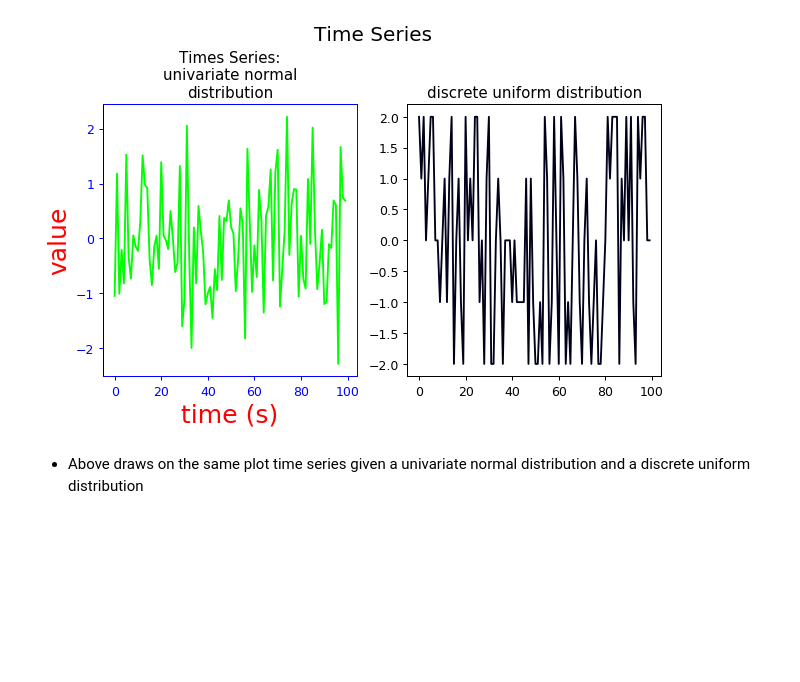
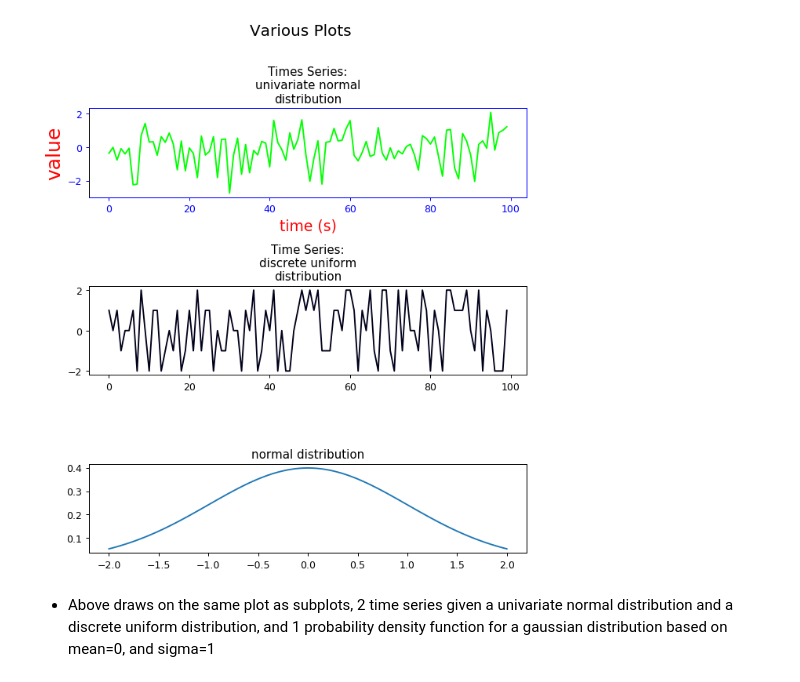
Before and after one commit to chimney37/jupyter_notebooks, a Jupyter notebook: test_jupyter_matplotlib_functionalities.ipynb, the cells around one changed output. Saved outputs shown, nothing was run; the diff lists cells and outputs as text; code cells hidden in the pictures; blank space fills up the shorter version.

Commit message:
added more test plots

```diff
--- a/test_jupyter_matplotlib_functionalities.ipynb
+++ b/test_jupyter_matplotlib_functionalities.ipynb
@@ -1,33 +1,42 @@
 # %%
 import numpy as np
 import pandas as pd
+import scipy.stats as stats
 import matplotlib
+import math
 from matplotlib import pyplot as plt
 from textwrap import wrap
 
-# draw time series given a univariate normal distribution and a discrete uniform distribution
+# draw time series given a univariate normal distribution, a discrete uniform distribution
 ts = pd.Series(data=np.random.randn(100), dtype='double')
 ts2 = pd.Series(data=np.random.randint(-2,3,100))
+# also prepare x for a probability density function for a normal distribution
+mu=0
+sigma=1
+x_normal=np.linspace(mu-2*sigma,mu+2*sigma,100)
 
 fig = plt.figure(figsize=(8,4), dpi=90, facecolor='w', edgecolor='w')
-fig.suptitle("Time Series", fontsize=16,y=1.1)
-ax, ax2 = fig.subplots(1, 2, sharey=False)
+fig.suptitle("Various Plots", fontsize=16,y=2.0)
+fig.subplots_adjust(hspace=1, top=1.7)
+ax, ax2, ax3 = fig.subplots(3, 1, sharey=False)
 ax.set_title("\n".join(wrap("Times Series: univariate normal distribution", 20)))
-ax2.set_title("discrete uniform distribution")
+ax2.set_title("\n".join(wrap("Time Series: discrete uniform distribution",20)))
+ax3.set_title("normal distribution")
 # in this case, we are plotting the 2 time series in a different subplot
 ax.plot(ts, color=[0.0, 1.0, 0.0])
 ax2.plot(ts2, color=[0.0, 0.0, 0.1])
+ax3.plot(x_normal, stats.norm.pdf(x_normal, mu, sigma))
 
-ax.set_xlabel('time (s)',fontsize='20')
+ax.set_xlabel('time (s)',fontsize='15')
 ax.set_ylabel('value', fontsize='20')
 ax.xaxis.label.set_color('red')
 ax.yaxis.label.set_color('red')
 ax.tick_params(axis='x', colors='blue')
 ax.tick_params(axis='y', colors='blue')
 ax.spines['bottom'].set_color('blue')
 ax.spines['top'].set_color('blue')
 ax.spines['right'].set_color('blue')
 # %% [output]
-[figure, old version]
+[figure, new version]
 # %% [markdown]
-* Above draws on the same plot time series given a univariate normal distribution and a discrete uniform distribution
+* Above draws on the same plot as subplots, 2 time series given a univariate normal distribution and a discrete uniform distribution, and 1 probability density function for a gaussian distribution based on mean=0, and sigma=1
```
